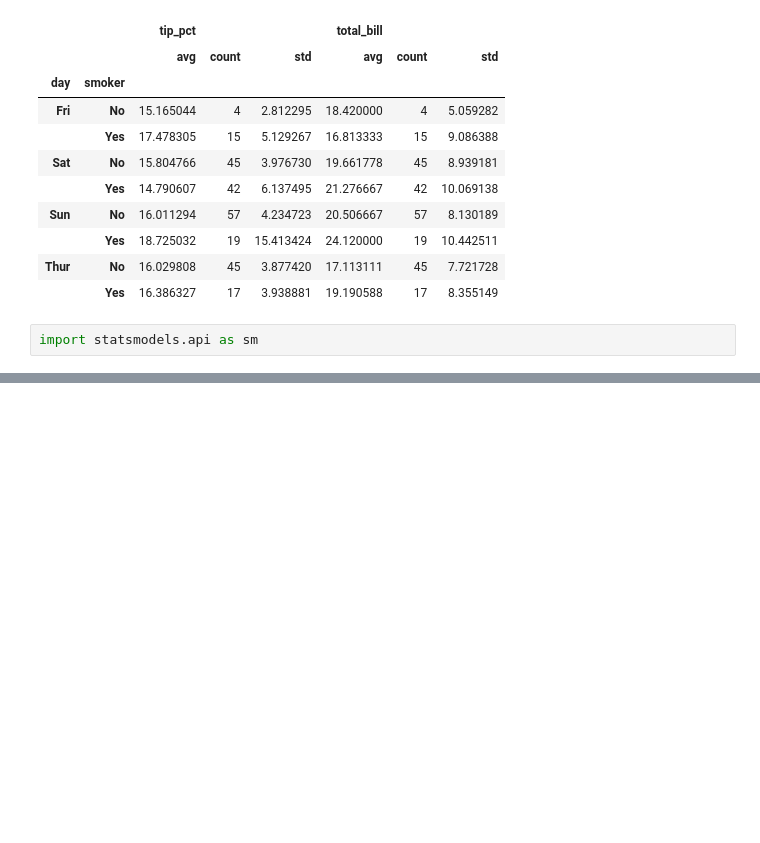
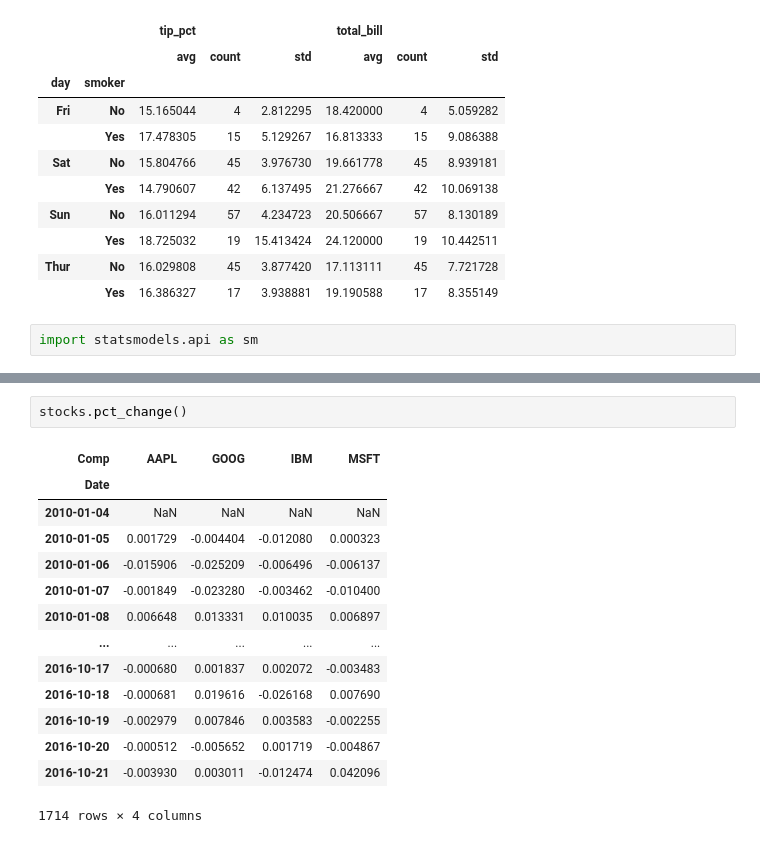
Before and after one commit to umais2005/Learning-Data_Analysis, a Jupyter notebook: Learning Data Analysis.ipynb, the cells around one changed output, grey strips where cells are left out. Drawn from its saved outputs; the diff is of its cells as text; blank space fills up the shorter version.

```diff
--- a/Learning Data Analysis.ipynb
+++ b/Learning Data Analysis.ipynb
@@ -498,0 +662,17 @@ sm.OLS
+# %%
+stocks.pct_change()
+# %% [output]
+| Comp | AAPL | GOOG | IBM | MSFT |
+| Date |  |  |  |  |
+| 2010-01-04 | NaN | NaN | NaN | NaN |
+| 2010-01-05 | 0.001729 | -0.004404 | -0.012080 | 0.000323 |
+| 2010-01-06 | -0.015906 | -0.025209 | -0.006496 | -0.006137 |
+| 2010-01-07 | -0.001849 | -0.023280 | -0.003462 | -0.010400 |
+| 2010-01-08 | 0.006648 | 0.013331 | 0.010035 | 0.006897 |
+| ... | ... | ... | ... | ... |
+| 2016-10-17 | -0.000680 | 0.001837 | 0.002072 | -0.003483 |
+| 2016-10-18 | -0.000681 | 0.019616 | -0.026168 | 0.007690 |
+| 2016-10-19 | -0.002979 | 0.007846 | 0.003583 | -0.002255 |
+| 2016-10-20 | -0.000512 | -0.005652 | 0.001719 | -0.004867 |
+| 2016-10-21 | -0.003930 | 0.003011 | -0.012474 | 0.042096 |
+1714 rows × 4 columns
```
Also changed, not shown: parts of 35 cells of this notebook.
